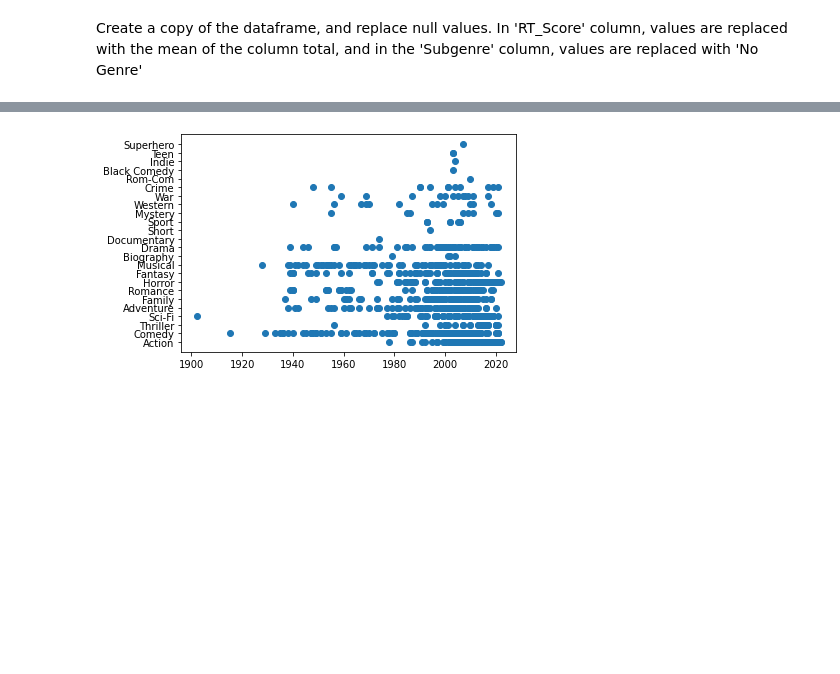
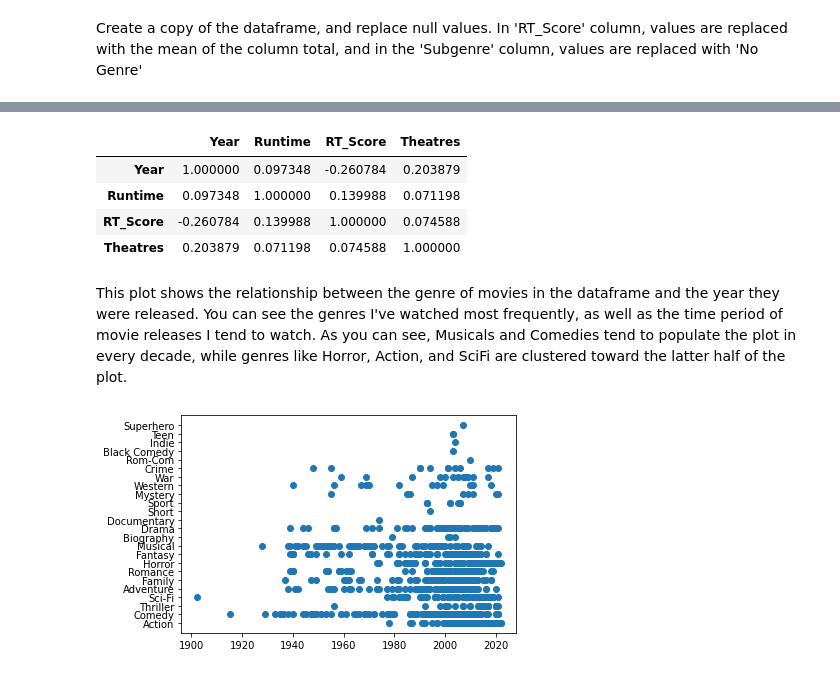
Before and after one commit to amlaffoon/cinemaphile, a Jupyter notebook: movies.ipynb, the cells around one changed output, grey strips where cells are left out. Saved outputs shown, nothing was run; the diff lists cells and outputs as text; code cells hidden in the pictures; blank space fills up the shorter version.

```diff
--- a/movies.ipynb
+++ b/movies.ipynb
@@ -76,3 +154,13 @@ df1[10:38]
+# %%
+df1.corr()
+# %% [output]
+|  | Year | Runtime | RT_Score | Theatres |
+| Year | 1.000000 | 0.097348 | -0.260784 | 0.203879 |
+| Runtime | 0.097348 | 1.000000 | 0.139988 | 0.071198 |
+| RT_Score | -0.260784 | 0.139988 | 1.000000 | 0.074588 |
+| Theatres | 0.203879 | 0.071198 | 0.074588 | 1.000000 |
+# %% [markdown]
+This plot shows the relationship between the genre of movies in the dataframe and the year they were released. You can see the genres I've watched most frequently, as well as the time period of movie releases I tend to watch. As you can see, Musicals and Comedies tend to populate the plot in every decade, while genres like Horror, Action, and SciFi are clustered toward the latter half of the plot.
 # %%
 x = df['Year']
 y = df['Genre']
```
Also changed, not shown: parts of 27 cells of this notebook.
